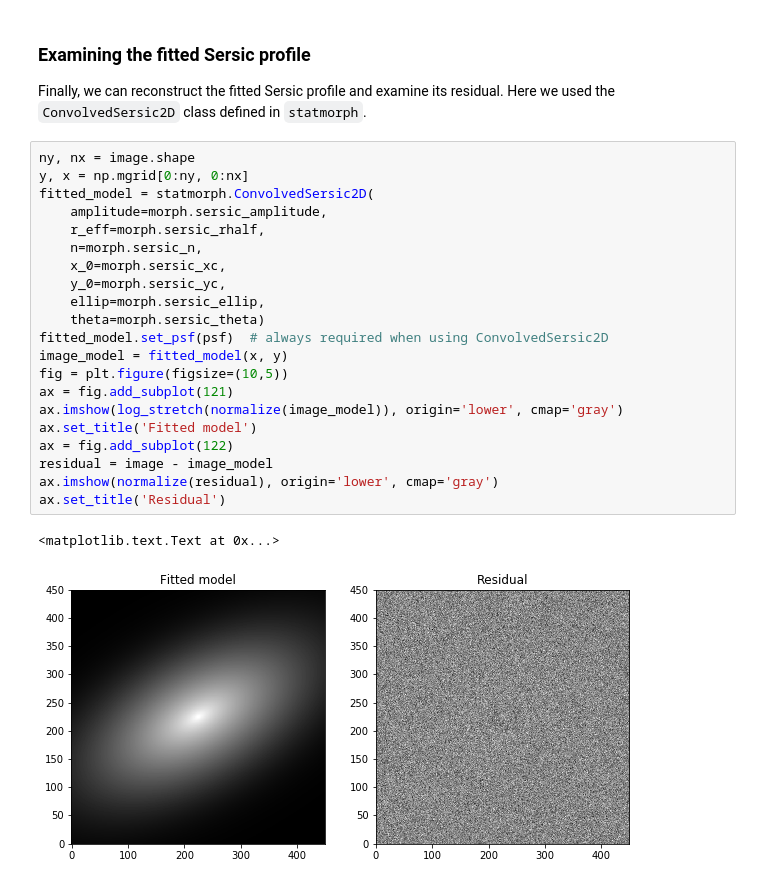
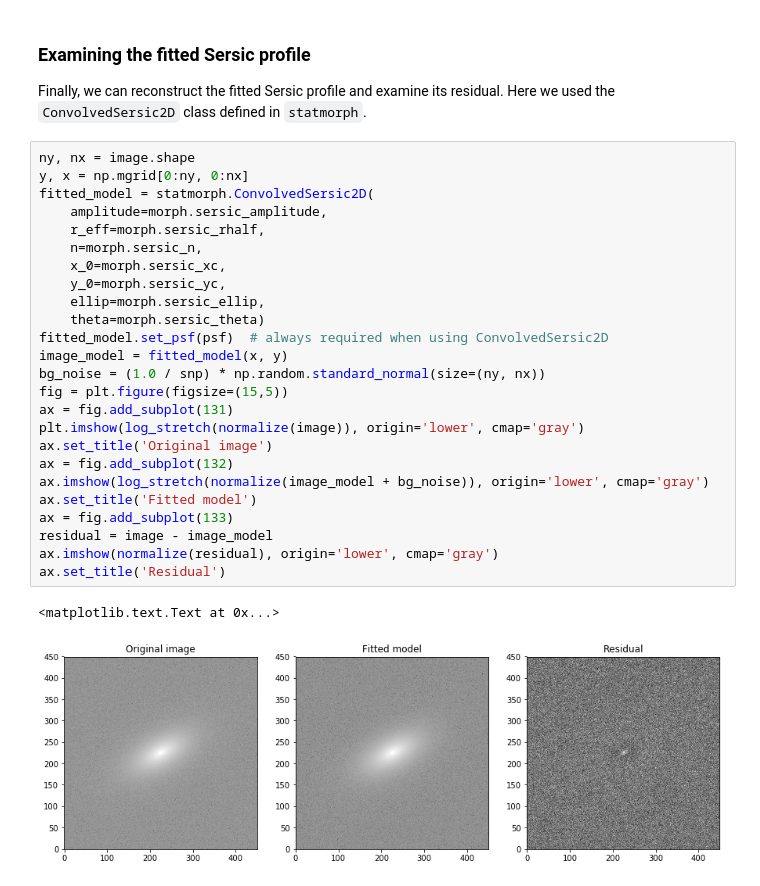
Before and after one commit to vrodgom/statmorph, a Jupyter notebook: notebooks/tutorial.ipynb, the cells around one changed output. Cells and saved outputs as stored; diff of their text form.

Commit message:
Small tutorial update (add noise to Sersic model).

```diff
--- a/notebooks/tutorial.ipynb
+++ b/notebooks/tutorial.ipynb
@@ -182,24 +182,28 @@ Finally, we can reconstruct the fitted Sersic profile and examine its residual.
 # %%
 ny, nx = image.shape
 y, x = np.mgrid[0:ny, 0:nx]
 fitted_model = statmorph.ConvolvedSersic2D(
     amplitude=morph.sersic_amplitude,
     r_eff=morph.sersic_rhalf,
     n=morph.sersic_n,
     x_0=morph.sersic_xc,
     y_0=morph.sersic_yc,
     ellip=morph.sersic_ellip,
     theta=morph.sersic_theta)
 fitted_model.set_psf(psf)  # always required when using ConvolvedSersic2D
 image_model = fitted_model(x, y)
-fig = plt.figure(figsize=(10,5))
-ax = fig.add_subplot(121)
-ax.imshow(log_stretch(normalize(image_model)), origin='lower', cmap='gray')
+bg_noise = (1.0 / snp) * np.random.standard_normal(size=(ny, nx))
+fig = plt.figure(figsize=(15,5))
+ax = fig.add_subplot(131)
+plt.imshow(log_stretch(normalize(image)), origin='lower', cmap='gray')
+ax.set_title('Original image')
+ax = fig.add_subplot(132)
+ax.imshow(log_stretch(normalize(image_model + bg_noise)), origin='lower', cmap='gray')
 ax.set_title('Fitted model')
-ax = fig.add_subplot(122)
+ax = fig.add_subplot(133)
 residual = image - image_model
 ax.imshow(normalize(residual), origin='lower', cmap='gray')
 ax.set_title('Residual')
 # %% [output]
 <matplotlib.text.Text at 0x...>
-[figure, old version]
+[figure, new version]
```
Also changed, not shown: parts of 2 cells of this notebook.
